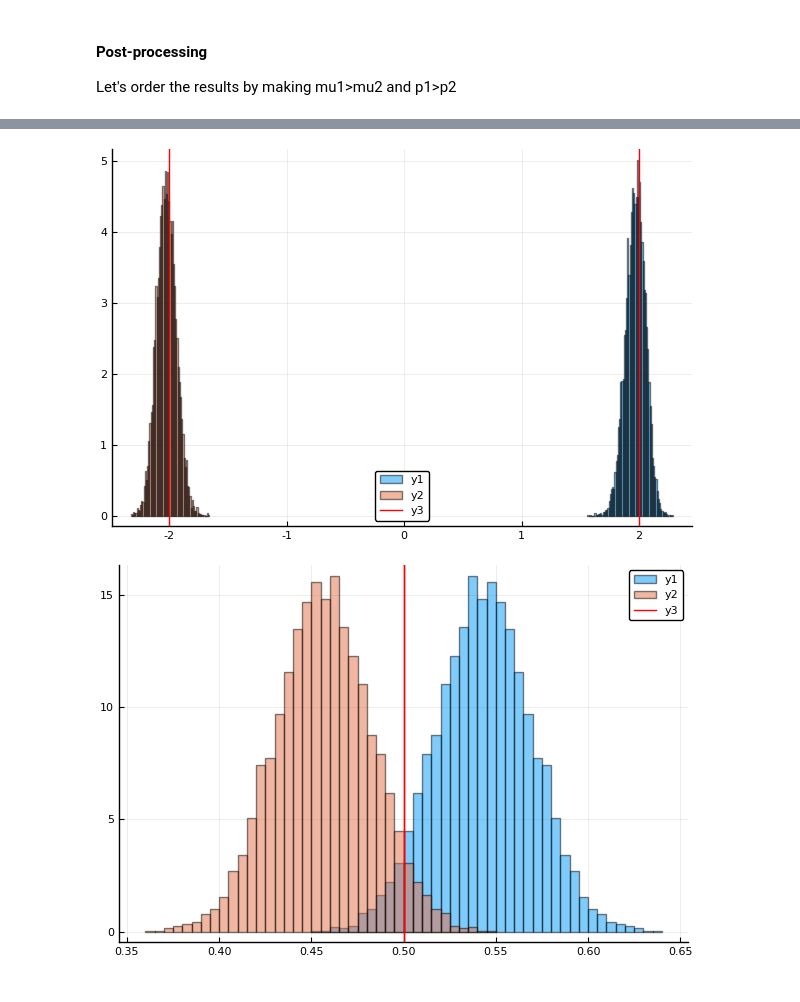
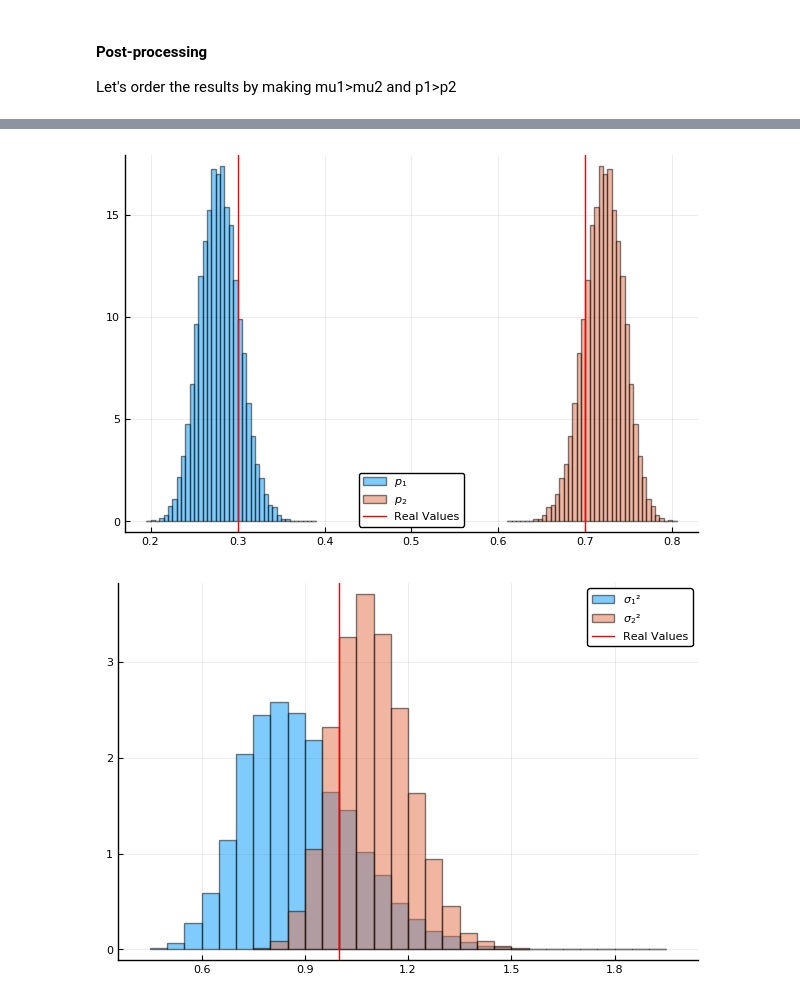
Before and after one commit to davibarreira/Computational_Statistics, a Jupyter notebook: Exercises2/Sheet2 Exercise 6.ipynb, the cells around one changed output, grey strips where cells are left out. Saved outputs shown, nothing was run; the diff lists cells and outputs as text; code cells hidden in the pictures.

```diff
--- a/Exercises2/Sheet2 Exercise 6.ipynb
+++ b/Exercises2/Sheet2 Exercise 6.ipynb
@@ -130,12 +143,15 @@ end
 # %%
-histogram(mu1[1000:end],normalize=true,alpha=0.5)
-histogram!(mu2[1000:end],normalize=true,alpha=0.5)
-vline!(mu0,color="red")
+histogram(p1[1000:end],normalize=true,alpha=0.5,label=L"p_1")
+histogram!(p2[1000:end],normalize=true,alpha=0.5, label=L"p_2")
+h = vline!(p0,color="red",label="Real Values")
+savefig(h,"./images/Ex8_2.png")
 # %% [output]
-[figure, old version]
+[figure, new version]
 # %%
-histogram(p1[1000:end],normalize=true,alpha=0.5)
-histogram!(p2[1000:end],normalize=true,alpha=0.5)
-vline!(p0,color="red")
+histogram(sig1[5000:end],normalize=true,alpha=0.5,nbins=30, label=L"\sigma_1²")
+histogram!(sig2[5000:end],normalize=true,alpha=0.5,nbins=30, label=L"\sigma_2²")
+h = vline!([1],color="red", label="Real Values")
+
+savefig(h,"./images/Ex8_3.png")
 # %% [output]
-[figure, old version]
+[figure, new version]
```
Also changed, not shown: parts of 13 cells of this notebook, 7 other files.
